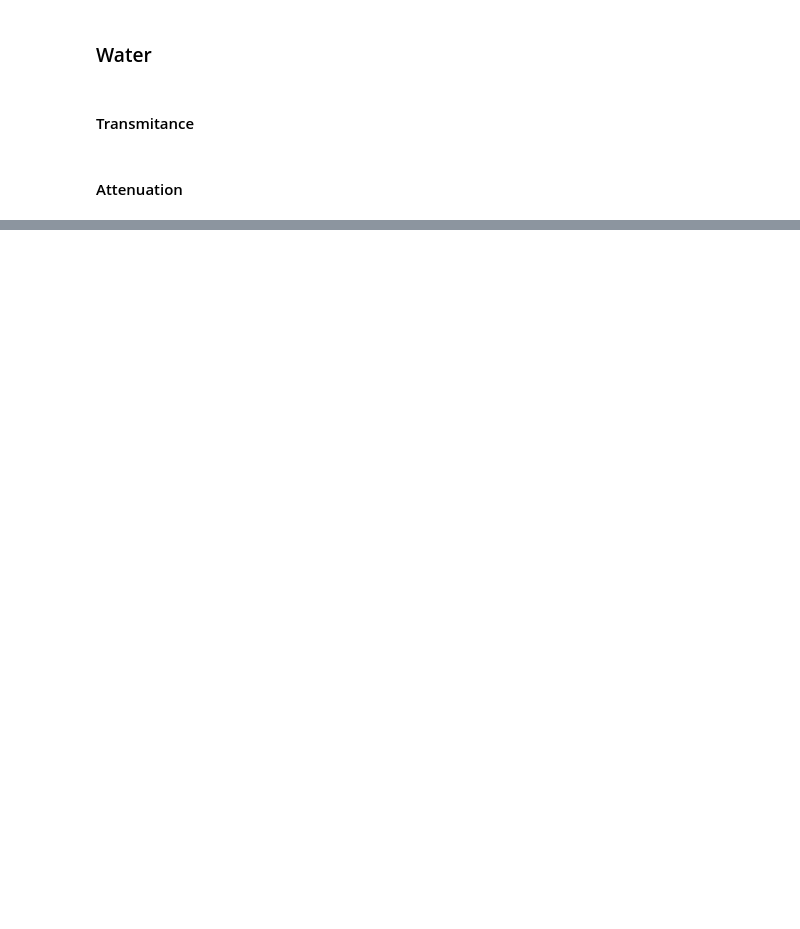
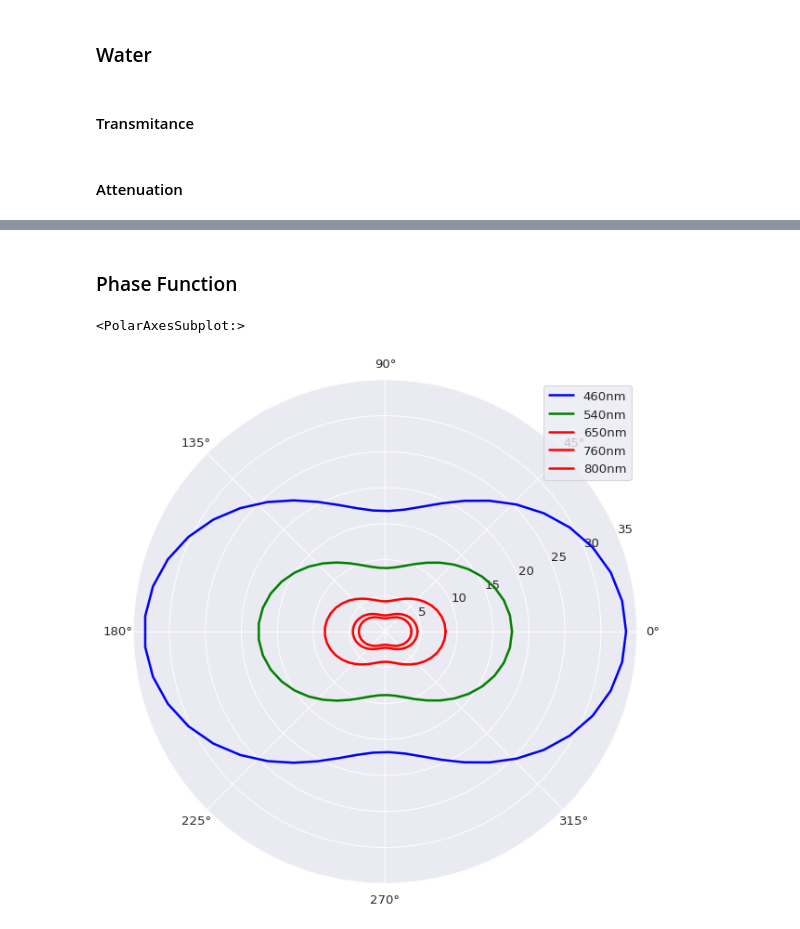
Before and after one commit to PrincipiosFisicosSER/pfser_atividades, a Jupyter notebook: pfser_atividades/atividades/2_radiation_scattering.ipynb, the cells around one changed output, grey strips where cells are left out. Cells and saved outputs as stored; diff of their text form; code cells hidden in the pictures; blank space fills up the shorter version.

```diff
--- a/pfser_atividades/atividades/2_radiation_scattering.ipynb
+++ b/pfser_atividades/atividades/2_radiation_scattering.ipynb
@@ -258,0 +228,7 @@ array([<AxesSubplot:xlabel='transmitance', ylabel='depth (m)'>,
+# %% [markdown]
+### Phase Function
+# %%
+plots.plot_rayleigh_phase_function()
+# %% [output]
+<PolarAxesSubplot:>
+[figure, added]
```
Also changed, not shown: parts of 7 cells of this notebook, 6 other files.
